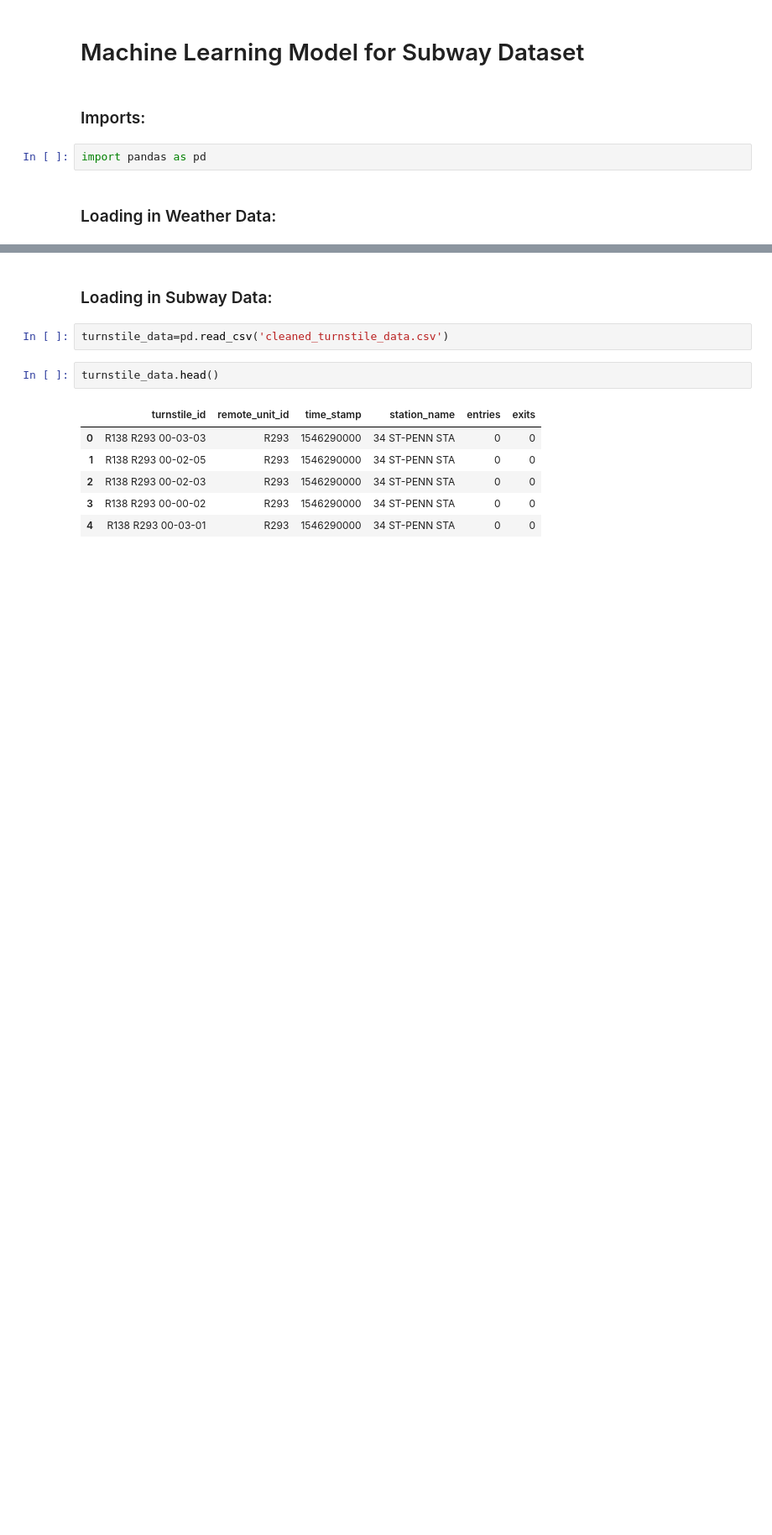
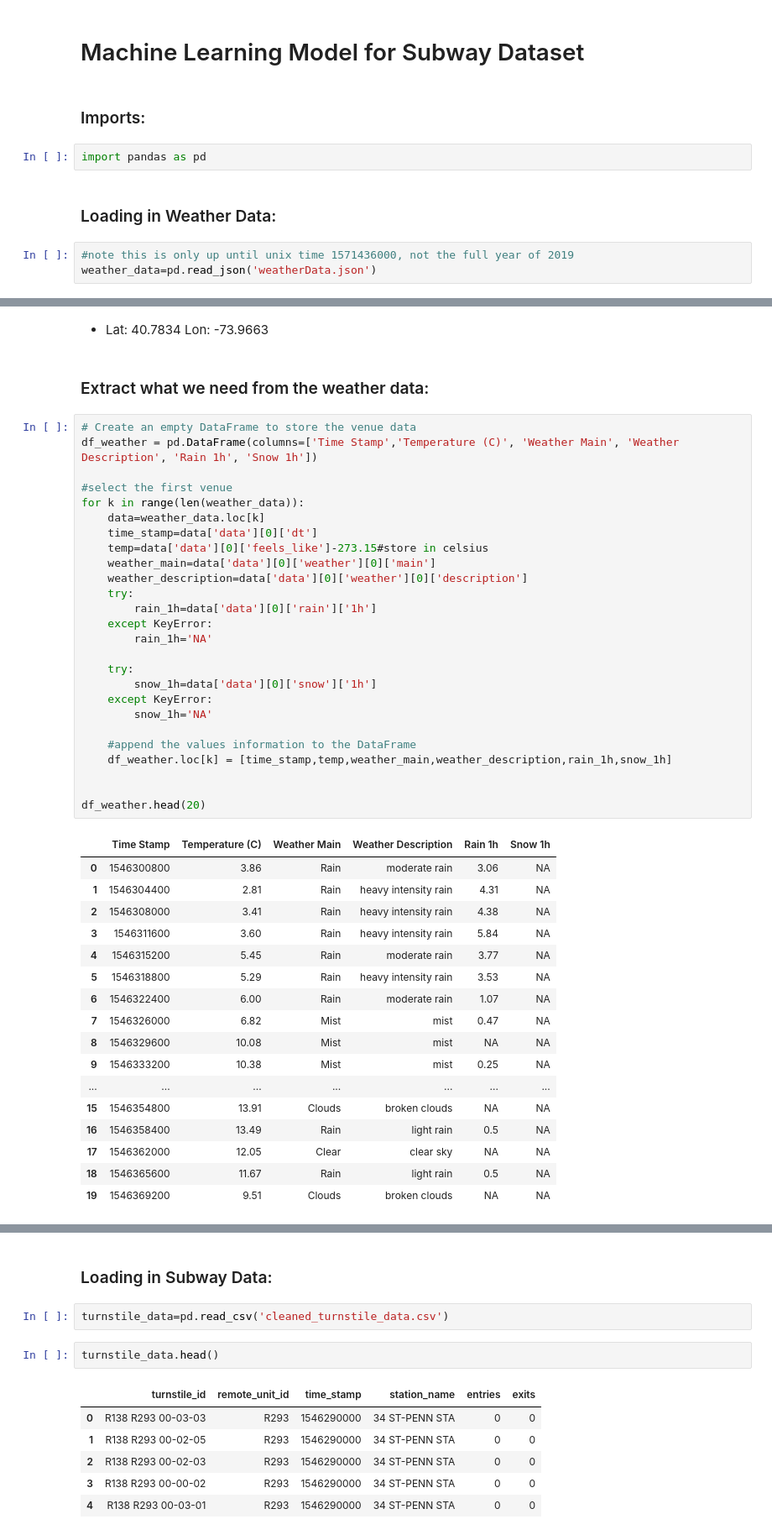
Before and after one commit to Fei117117/NYSeeNow, a Jupyter notebook: NYSeeNow-ML/SubwayData/ml_subway.ipynb, the cells around one changed output, grey strips where cells are left out. Shown: that part at 84% size. Cells and saved outputs as stored; diff of their text form; blank space fills up the shorter version.

Commit message:
weather eh?

```diff
--- a/NYSeeNow-ML/SubwayData/ml_subway.ipynb
+++ b/NYSeeNow-ML/SubwayData/ml_subway.ipynb
@@ -6,3 +6,6 @@
 import pandas as pd
 # %% [markdown]
 ### Loading in Weather Data:
+# %%
+#note this is only up until unix time 1571436000, not the full year of 2019
+weather_data=pd.read_json('weatherData.json')
@@ -8,0 +26,48 @@ import pandas as pd
+# %% [markdown]
+- Lat: 40.7834	Lon: -73.9663
+# %% [markdown]
+### Extract what we need from the weather data:
+# %%
+# Create an empty DataFrame to store the venue data
+df_weather = pd.DataFrame(columns=['Time Stamp','Temperature (C)', 'Weather Main', 'Weather Description', 'Rain 1h', 'Snow 1h'])
+
+#select the first venue
+for k in range(len(weather_data)):
+    data=weather_data.loc[k]
+    time_stamp=data['data'][0]['dt']
+    temp=data['data'][0]['feels_like']-273.15#store in celsius
+    weather_main=data['data'][0]['weather'][0]['main']
+    weather_description=data['data'][0]['weather'][0]['description']
+    try:
+        rain_1h=data['data'][0]['rain']['1h']
+    except KeyError:
+        rain_1h='NA'
+
+    try:
+        snow_1h=data['data'][0]['snow']['1h']
+    except KeyError:
+        snow_1h='NA'
+
+    #append the values information to the DataFrame
+    df_weather.loc[k] = [time_stamp,temp,weather_main,weather_description,rain_1h,snow_1h]
+
+
+df_weather.head(20)
+# %% [output]
+|  | Time Stamp | Temperature (C) | Weather Main | Weather Description | Rain 1h | Snow 1h |
+| 0 | 1546300800 | 3.86 | Rain | moderate rain | 3.06 | NA |
+| 1 | 1546304400 | 2.81 | Rain | heavy intensity rain | 4.31 | NA |
+| 2 | 1546308000 | 3.41 | Rain | heavy intensity rain | 4.38 | NA |
+| 3 | 1546311600 | 3.60 | Rain | heavy intensity rain | 5.84 | NA |
+| 4 | 1546315200 | 5.45 | Rain | moderate rain | 3.77 | NA |
+| 5 | 1546318800 | 5.29 | Rain | heavy intensity rain | 3.53 | NA |
+| 6 | 1546322400 | 6.00 | Rain | moderate rain | 1.07 | NA |
+| 7 | 1546326000 | 6.82 | Mist | mist | 0.47 | NA |
+| 8 | 1546329600 | 10.08 | Mist | mist | NA | NA |
+| 9 | 1546333200 | 10.38 | Mist | mist | 0.25 | NA |
+| ... | ... | ... | ... | ... | ... | ... |
+| 15 | 1546354800 | 13.91 | Clouds | broken clouds | NA | NA |
+| 16 | 1546358400 | 13.49 | Rain | light rain | 0.5 | NA |
+| 17 | 1546362000 | 12.05 | Clear | clear sky | NA | NA |
+| 18 | 1546365600 | 11.67 | Rain | light rain | 0.5 | NA |
+| 19 | 1546369200 | 9.51 | Clouds | broken clouds | NA | NA |
```
Also changed, not shown: parts of 6 cells of this notebook, 1 other file.
